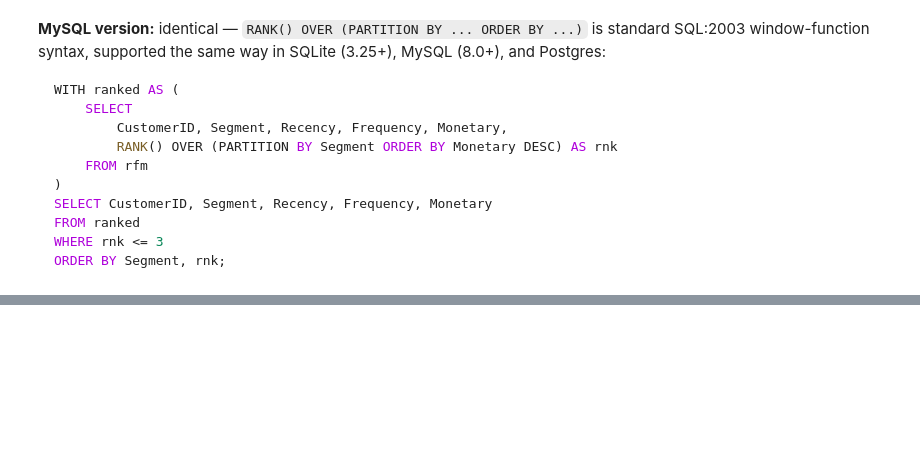
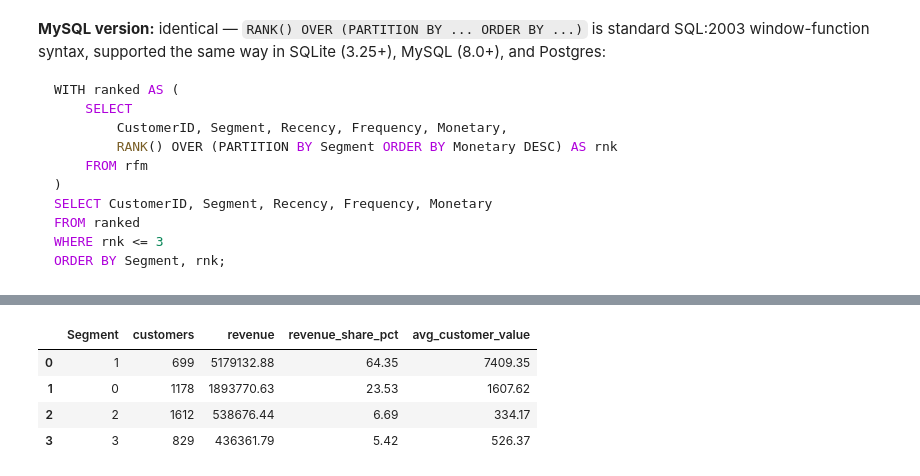
Before and after one commit to sonali9569/customer-segmentation-rfm-kmeans, a Jupyter notebook: sql_analysis.ipynb, the cells around one changed output, grey strips where cells are left out. Cells and saved outputs as stored; diff of their text form; code cells hidden in the pictures; blank space fills up the shorter version.

```diff
--- a/sql_analysis.ipynb
+++ b/sql_analysis.ipynb
@@ -451,0 +492,23 @@ ORDER BY Segment, rnk;
+# %%
+if rfm_segments_path.exists():
+    segment_kpis = pd.read_sql("""
+        SELECT
+            Segment,
+            COUNT(DISTINCT CustomerID) AS customers,
+            ROUND(SUM(Monetary), 2) AS revenue,
+            ROUND(100.0 * SUM(Monetary) / SUM(SUM(Monetary)) OVER (), 2) AS revenue_share_pct,
+            ROUND(AVG(Monetary), 2) AS avg_customer_value
+        FROM rfm
+        GROUP BY Segment
+        ORDER BY revenue DESC;
+    """, conn)
+else:
+    print("Run segmentation.ipynb first to generate outputs/rfm_table.csv.")
+    segment_kpis = None
+segment_kpis
+# %% [output]
+|  | Segment | customers | revenue | revenue_share_pct | avg_customer_value |
+| 0 | 1 | 699 | 5179132.88 | 64.35 | 7409.35 |
+| 1 | 0 | 1178 | 1893770.63 | 23.53 | 1607.62 |
+| 2 | 2 | 1612 | 538676.44 | 6.69 | 334.17 |
+| 3 | 3 | 829 | 436361.79 | 5.42 | 526.37 |
```
Also changed, not shown: parts of 8 cells of this notebook, 10 other files.
